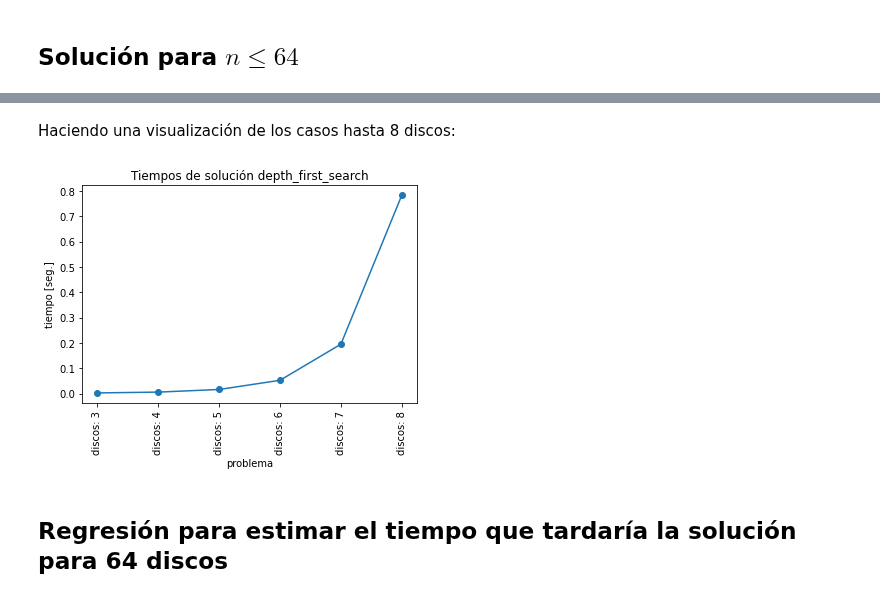
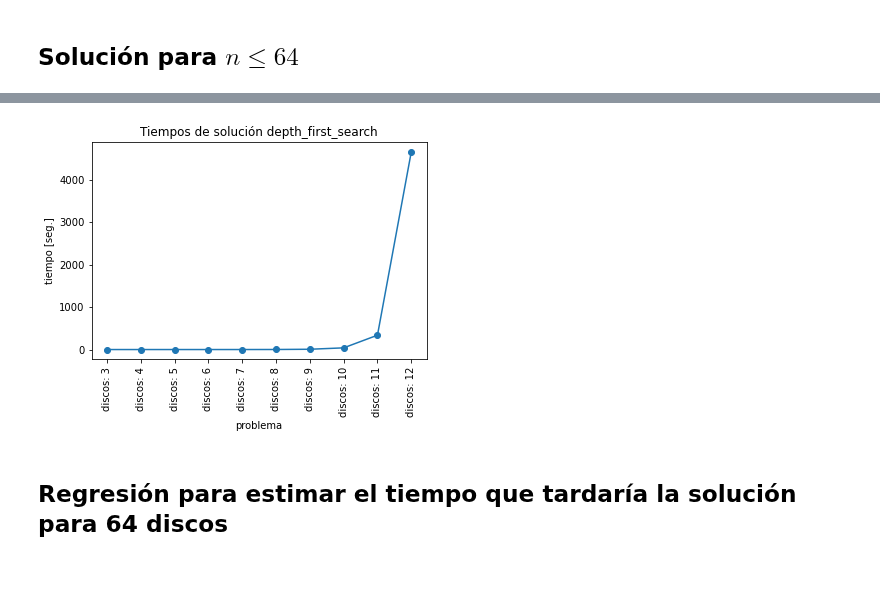
Before and after one commit to cgaravitoc/macc, a Jupyter notebook: AI/Miniproyecto - torres de hanoi/Hanoi.ipynb, the cells around one changed output, grey strips where cells are left out. Drawn from its saved outputs; the diff is of its cells as text; code cells hidden in the pictures; blank space fills up the shorter version.

```diff
--- a/AI/Miniproyecto - torres de hanoi/Hanoi.ipynb
+++ b/AI/Miniproyecto - torres de hanoi/Hanoi.ipynb
@@ -322,13 +316,31 @@ plt.show()
-# %% [markdown]
-Haciendo una visualización de los casos hasta 8 discos:
-# %%
-plt.plot(x[:6], y[:6] , 'o-')
-plt.xticks(rotation=90)
-plt.xlabel('problema')
-plt.ylabel('tiempo [seg.]')
-plt.title('Tiempos de solución depth_first_search')
-plt.show()
-# %% [output]
-[figure, removed]
+# %%
+# correr para visualizar resultados obtenidos con google colab
+
+import matplotlib.pylab as plt
+from time import perf_counter
+import numpy as np
+
+dict_tiempos_sol2 = {'discos: 3': 0.004036811999867496,
+ 'discos: 4': 0.007365681999544904,
+ 'discos: 5': 0.01850395400015259,
+ 'discos: 6': 0.05800535599973955,
+ 'discos: 7': 0.21340792299997702,
+ 'discos: 8': 1.129618728999958,
+ 'discos: 9': 6.836087618999954,
+ 'discos: 10': 39.68399612800022,
+ 'discos: 11': 337.80143354400025,
+ 'discos: 12': 4655.877224973}
+
+myList2 = dict_tiempos_sol2.items()
+x, y = zip(*myList2)
+
+plt.plot(x, y , 'o-')
+plt.xticks(rotation=90)
+plt.xlabel('problema')
+plt.ylabel('tiempo [seg.]')
+plt.title('Tiempos de solución depth_first_search')
+plt.show()
+# %% [output]
+[figure, added]
 # %% [markdown]
 ## Regresión para estimar el tiempo que tardaría la solución para 64 discos
```
Also changed, not shown: parts of 21 cells of this notebook.
